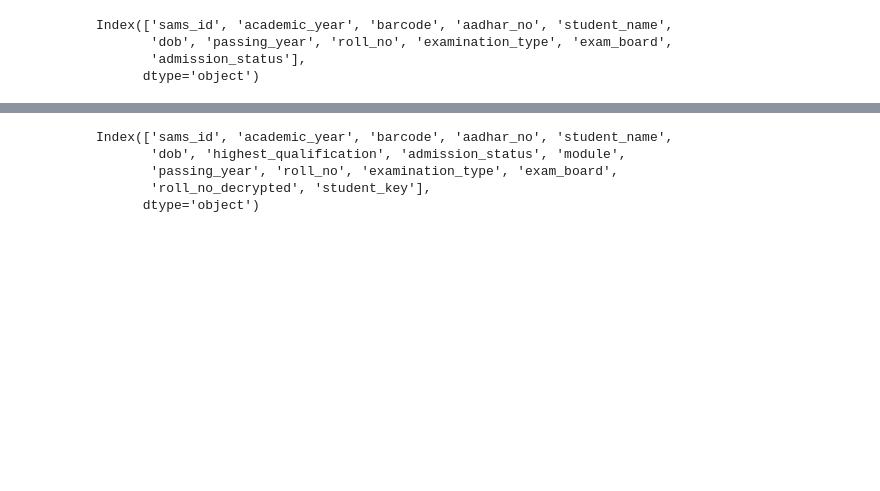
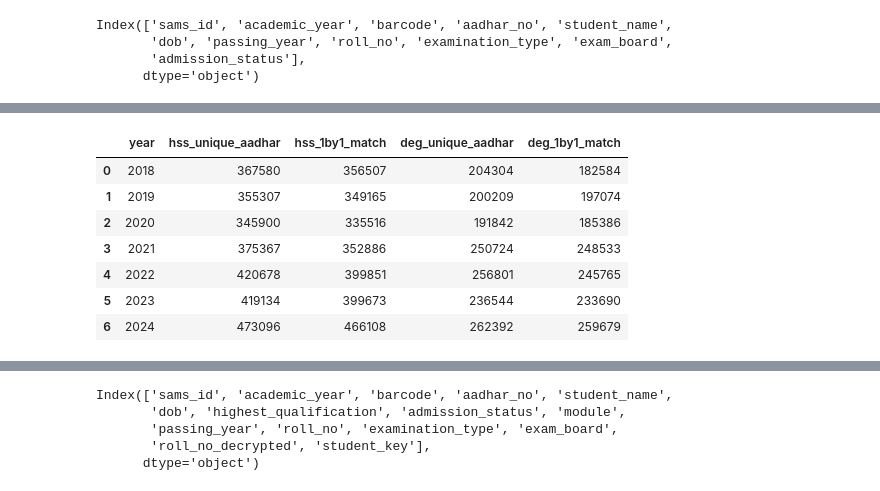
Before and after one commit to Data-Policy-and-Innovation-Centre/sams, a Jupyter notebook: notebooks/integrating-unique-key.ipynb, the cells around one changed output, grey strips where cells are left out. Saved outputs shown, nothing was run; the diff lists cells and outputs as text; code cells hidden in the pictures; blank space fills up the shorter version.

```diff
--- a/notebooks/integrating-unique-key.ipynb
+++ b/notebooks/integrating-unique-key.ipynb
@@ -1435,0 +1672,56 @@ Duplicate student keys: 2829
+# %%
+import pandas as pd
+
+# Yearly Aadhaar summary for HSS / DEG
+def yearly_aadhar_summary(df, prefix):
+    def _metrics(g):
+        # Remove duplicate Aadhaar–StudentKey pairs
+        mapping = g[['aadhar_no', 'student_key']].drop_duplicates()
+
+        # Count unique Aadhaar at source level (old logic)
+        uniq_aadhar = g['aadhar_no'].nunique()
+
+        # Count occurrences for 1-to-1 mapping
+        a_cnt = mapping['aadhar_no'].value_counts()
+        k_cnt = mapping['student_key'].value_counts()
+
+        one_to_one = mapping[
+            mapping['aadhar_no'].isin(a_cnt[a_cnt == 1].index) &
+            mapping['student_key'].isin(k_cnt[k_cnt == 1].index)
+        ]
+
+        return pd.Series({
+            f'{prefix}_unique_aadhar': uniq_aadhar,
+            f'{prefix}_1by1_match': len(one_to_one)
+        })
+
+    # Group by academic year and compute
+    out = (
+        df.groupby('academic_year', group_keys=False)
+        .apply(_metrics)
+        .reset_index()
+        .rename(columns={'academic_year': 'year'})
+    )
+    return out
+
+
+# ---- Run for HSS & DEG ----
+hss_summary = yearly_aadhar_summary(hss_key_df, 'hss')
+deg_summary = yearly_aadhar_summary(deg_key_df, 'deg')
+
+# Merge results
+final_summary = (
+    hss_summary.merge(deg_summary, on='year', how='outer')
+    .sort_values('year')
+)
+
+final_summary
+# %% [output]
+|  | year | hss_unique_aadhar | hss_1by1_match | deg_unique_aadhar | deg_1by1_match |
+| 0 | 2018 | 367580 | 356507 | 204304 | 182584 |
+| 1 | 2019 | 355307 | 349165 | 200209 | 197074 |
+| 2 | 2020 | 345900 | 335516 | 191842 | 185386 |
+| 3 | 2021 | 375367 | 352886 | 250724 | 248533 |
+| 4 | 2022 | 420678 | 399851 | 256801 | 245765 |
+| 5 | 2023 | 419134 | 399673 | 236544 | 233690 |
+| 6 | 2024 | 473096 | 466108 | 262392 | 259679 |
```
Also changed, not shown: parts of 24 cells of this notebook, 1 other file.
